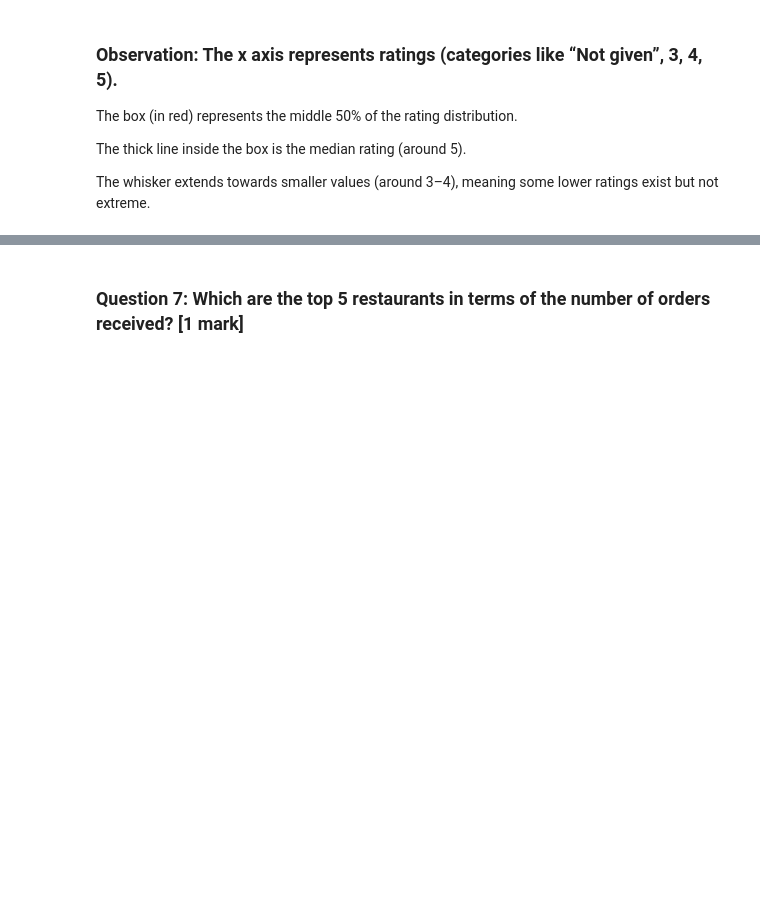
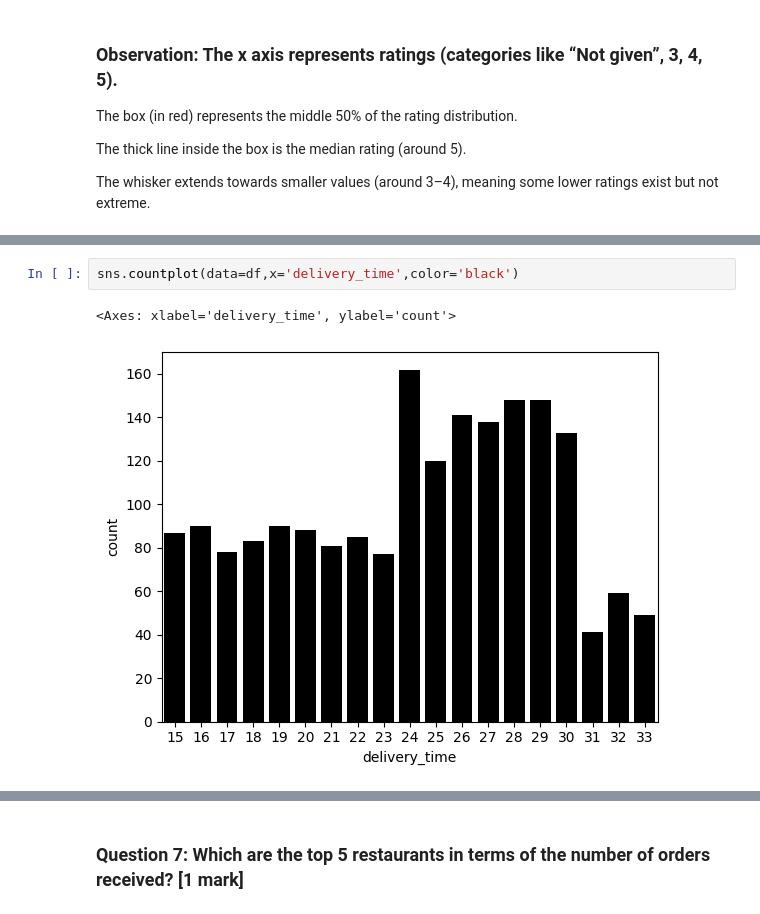
Before and after one commit to SudipKundu2023/Greatlearning, a Jupyter notebook: FoodHubUsecase/PYF_Project_Learner_Notebook_Full_Code.ipynb, the cells around one changed output, grey strips where cells are left out. Cells and saved outputs as stored; diff of their text form; blank space fills up the shorter version.

```diff
--- a/FoodHubUsecase/PYF_Project_Learner_Notebook_Full_Code.ipynb
+++ b/FoodHubUsecase/PYF_Project_Learner_Notebook_Full_Code.ipynb
@@ -224,0 +235,5 @@ The whisker extends towards smaller values (around 3–4), meaning some lower ra
+# %%
+sns.countplot(data=df,x='delivery_time',color='black')
+# %% [output]
+<Axes: xlabel='delivery_time', ylabel='count'>
+[figure, added]
```
Also changed, not shown: parts of 3 cells of this notebook.
